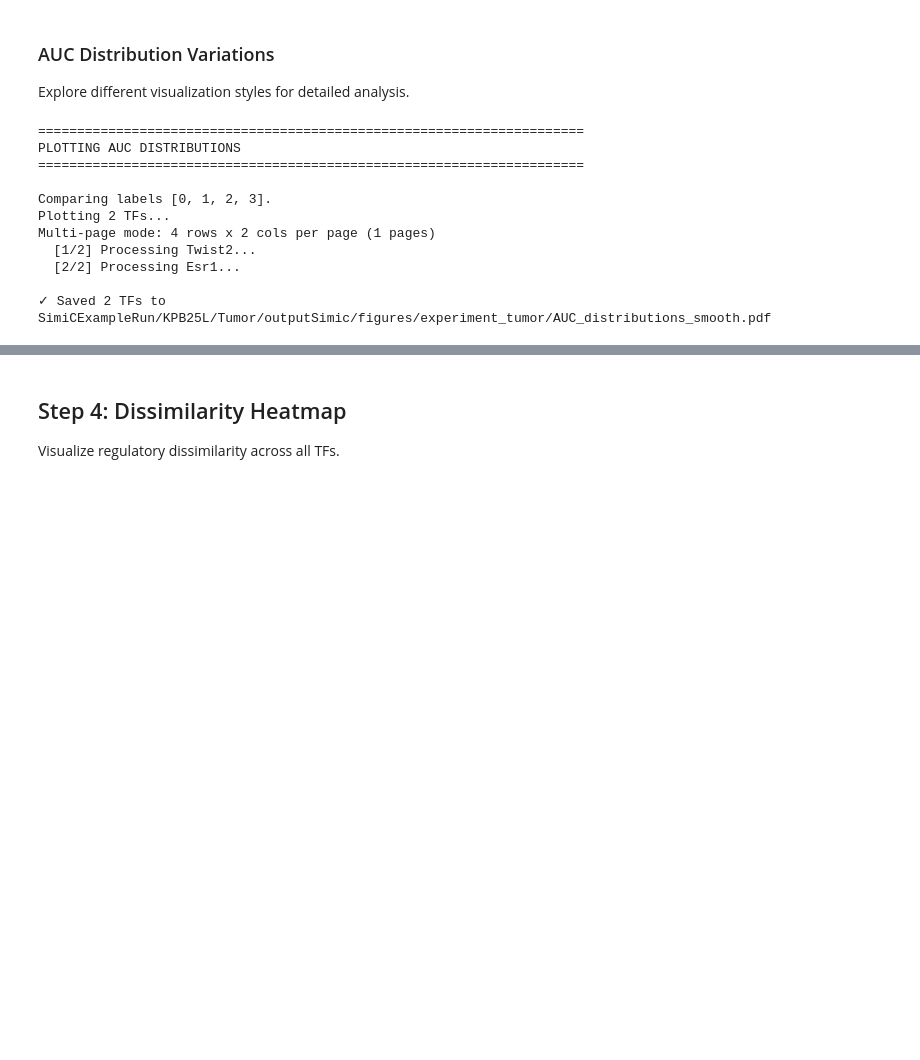
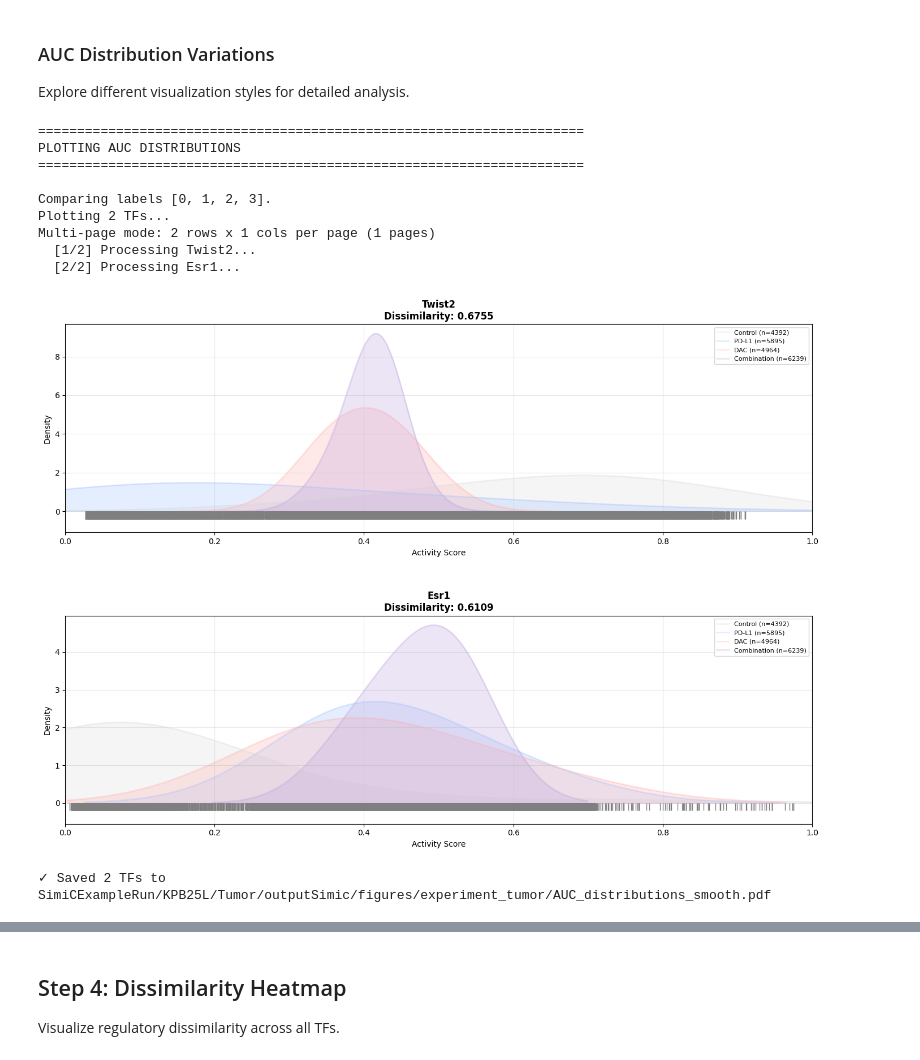
Before and after one commit to ML4BM-Lab/SimiCPipeline, a Jupyter notebook: notebooks/Tutorial_SimiCPipeline_visualization.ipynb, the cells around one changed output, grey strips where cells are left out. Saved outputs shown, nothing was run; the diff lists cells and outputs as text; code cells hidden in the pictures; blank space fills up the shorter version.

```diff
--- a/notebooks/Tutorial_SimiCPipeline_visualization.ipynb
+++ b/notebooks/Tutorial_SimiCPipeline_visualization.ipynb
@@ -316,27 +303,28 @@ Explore different visualization styles for detailed analysis.
 # %%
 # Smooth, lightly filled density curves
 viz.plot_auc_distributions(
     tf_names=top_tfs[0:2],
     labels=[0, 1, 2, 3],
+    grid_layout=(2,1),
     fill=True,
     rug=True, # Add rug plot at bottom
     alpha=0.3,  # Less intense color
     bw_adjust=1.0,  # Smoother curves
     save=True,
     filename="AUC_distributions_smooth.pdf"
 )
 # %% [output]
 ======================================================================
 PLOTTING AUC DISTRIBUTIONS
 ======================================================================
 
 Comparing labels [0, 1, 2, 3].
 Plotting 2 TFs...
-Multi-page mode: 4 rows x 2 cols per page (1 pages)
+Multi-page mode: 2 rows x 1 cols per page (1 pages)
   [1/2] Processing Twist2...
   [2/2] Processing Esr1...
-
-✓ Saved 2 TFs to SimiCExampleRun/KPB25L/Tumor/outputSimic/figures/experiment_tumor/AUC_distributions_smooth.pdf
+[figure, added]
+✓ Saved 2 TFs to SimiCExampleRun/KPB25L/Tumor/outputSimic/figures/experiment_tumor/AUC_distributions_smooth.pdf
 # %%
 # Unfilled line plots showing fine details
 viz.plot_auc_distributions(
```
Also changed, not shown: parts of 8 cells of this notebook, 1 other file.
